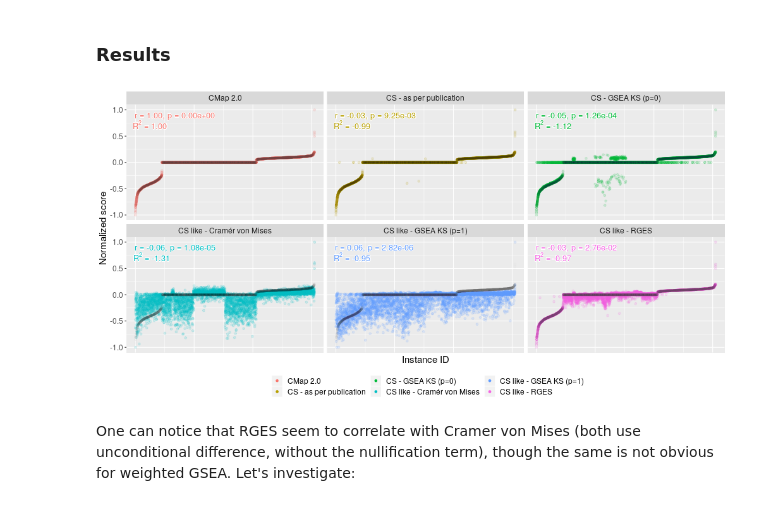
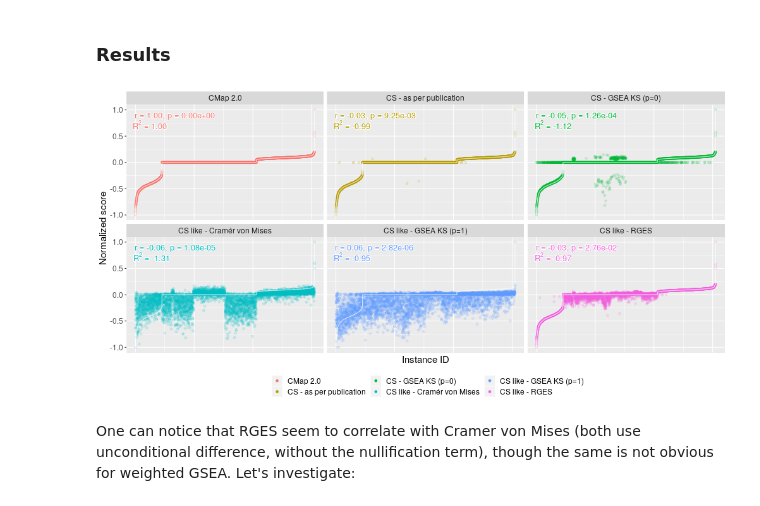
Before and after one commit to krassowski/drug-disease-profile-matching, a Jupyter notebook: notebooks/Connectivity_score_validation.ipynb, the cells around one changed output. Drawn from its saved outputs; the diff is of its cells as text; code cells hidden in the pictures.

Commit message:
Minor improvements to CS correlation plot

```diff
--- a/notebooks/Connectivity_score_validation.ipynb
+++ b/notebooks/Connectivity_score_validation.ipynb
@@ -285,34 +285,38 @@ annotations = data[['r2', 'spearman', 'type']].drop_duplicates()
 # %%
 %%R -i data -w 1000 -i annotations -h 500
 annotations$r2 = lapply(annotations$r2, TeX, 'character')
+#data$instance_id = as.numeric(as.character(data$instance_id))
 g = (
     ggplot(data, aes(y=score, x=as.numeric(instance_id), color=type))
     + facet_wrap(type ~ .)
     + geom_point(alpha=0.15)
-    + geom_point(data=data[data$type == 'CMap 2.0', c('instance_id', 'score')], color='black', alpha=0.0065)
+    + geom_line(
+        data=data[data$type == 'CMap 2.0', c('instance_id', 'score')],
+        color='white', alpha=0.65, size=0.6
+    )
     + shadowtext::geom_shadowtext(
         data=annotations, aes(x=-Inf, y=0.90, label=spearman),
         hjust=-0.1, parse=F, size=4.5, show.legend=F, bg.r=0.1, bg.colour='white')
     + shadowtext::geom_shadowtext(
         data=annotations, aes(x=-Inf, y=0.72, label=r2),
         hjust=-0.19, parse=T, size=4.5, show.legend=F, bg.r=0.1, bg.colour='white')
     + theme(
         axis.text.x = element_blank(),
         axis.ticks.x=element_blank(),
         legend.position='bottom',
         legend.box='horizontal',
         text=element_text(size=15)
     )
     + xlab('Instance ID')
     + ylab('Normalized score')
     + guides(
         color=guide_legend(
             override.aes=list(alpha=1),
             title=''
         )
     )
 )
 ggsave(file="connectivity_score_correlation_validation.svg", plot=g, width=11, height=6)
 g
 # %% [output]
-[figure, old version]
+[figure, new version]
```
Also changed, not shown: parts of 2 cells of this notebook.
